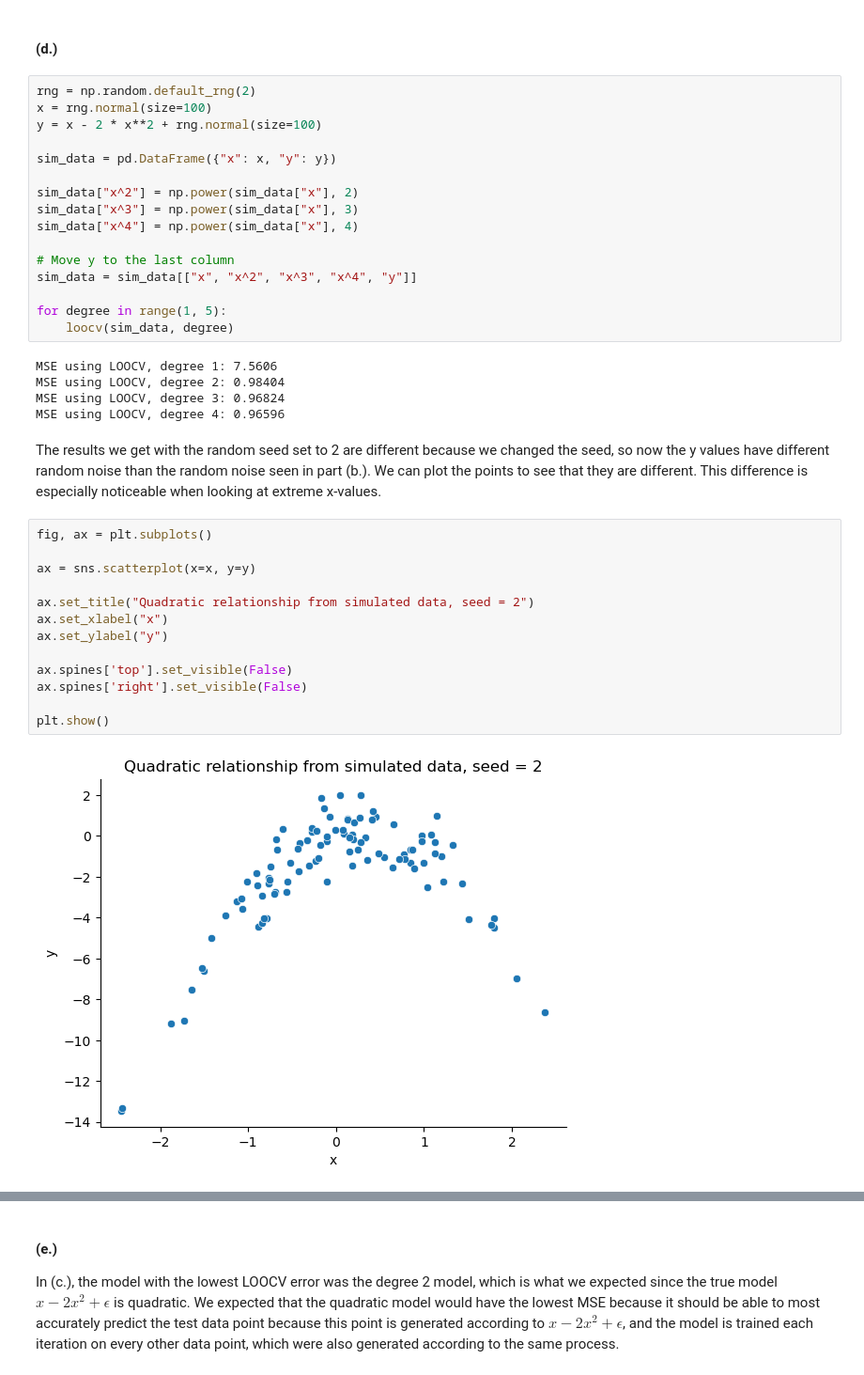
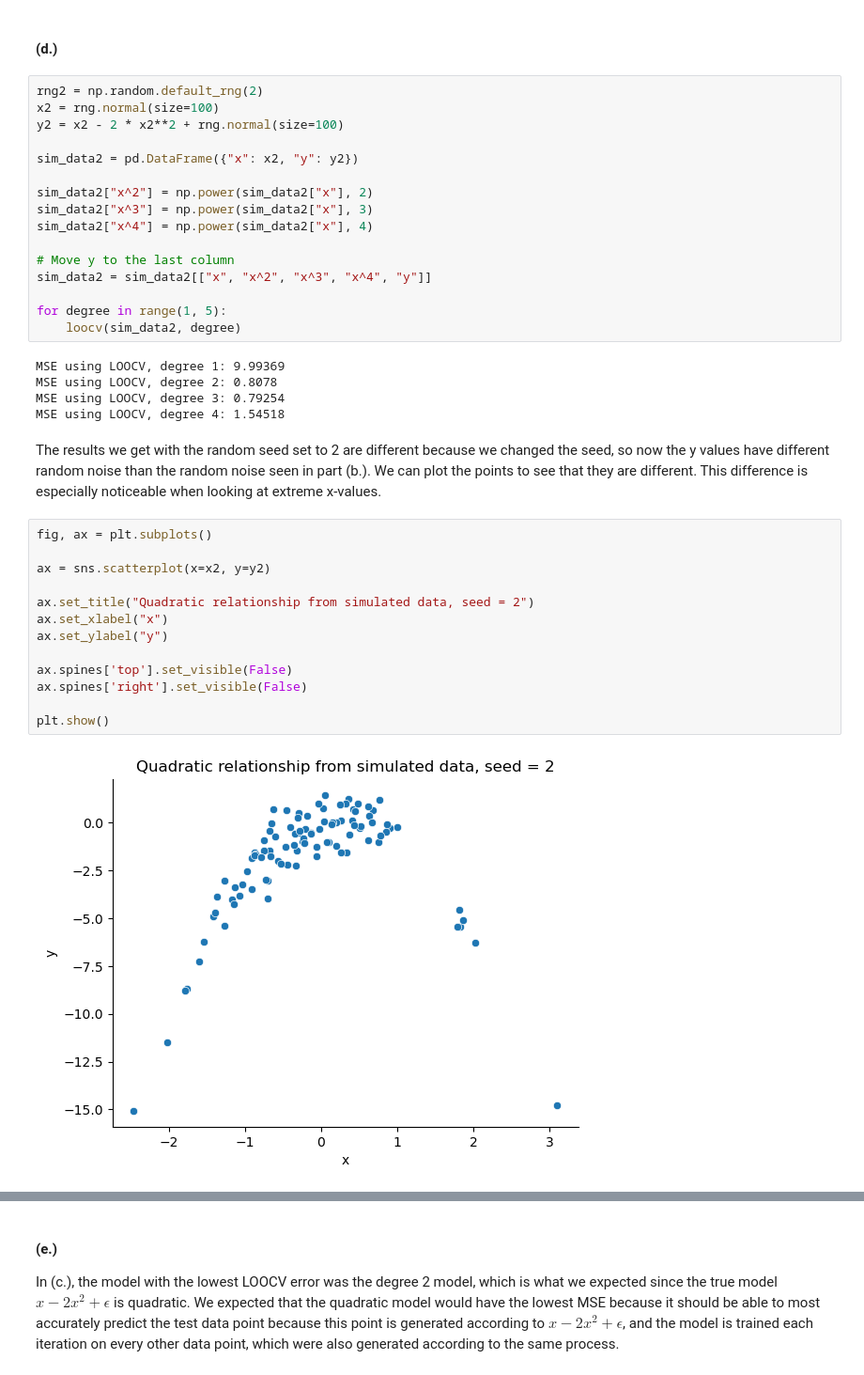
Before and after one commit to rjcampo/Machine-Learning, a Jupyter notebook: Problem Set 3/pset3.ipynb, the cells around one changed output, grey strips where cells are left out. Shown at 94% size. Drawn from its saved outputs; the diff is of its cells as text.

```diff
--- a/Problem Set 3/pset3.ipynb
+++ b/Problem Set 3/pset3.ipynb
@@ -194,41 +194,41 @@ After testing the four degrees specified in the question, a model up to degree 2
 # %% [markdown]
 #### (d.)
 # %%
-rng = np.random.default_rng(2)
-x = rng.normal(size=100)
-y = x - 2 * x**2 + rng.normal(size=100)
+rng2 = np.random.default_rng(2)
+x2 = rng.normal(size=100)
+y2 = x2 - 2 * x2**2 + rng.normal(size=100)
 
-sim_data = pd.DataFrame({"x": x, "y": y})
+sim_data2 = pd.DataFrame({"x": x2, "y": y2})
 
-sim_data["x^2"] = np.power(sim_data["x"], 2)
-sim_data["x^3"] = np.power(sim_data["x"], 3)
-sim_data["x^4"] = np.power(sim_data["x"], 4)
+sim_data2["x^2"] = np.power(sim_data2["x"], 2)
+sim_data2["x^3"] = np.power(sim_data2["x"], 3)
+sim_data2["x^4"] = np.power(sim_data2["x"], 4)
 
 # Move y to the last column
-sim_data = sim_data[["x", "x^2", "x^3", "x^4", "y"]]
+sim_data2 = sim_data2[["x", "x^2", "x^3", "x^4", "y"]]
 
 for degree in range(1, 5):
-    loocv(sim_data, degree)
+    loocv(sim_data2, degree)
 # %% [output]
-MSE using LOOCV, degree 1: 7.5606
-MSE using LOOCV, degree 2: 0.98404
-MSE using LOOCV, degree 3: 0.96824
-MSE using LOOCV, degree 4: 0.96596
+MSE using LOOCV, degree 1: 9.99369
+MSE using LOOCV, degree 2: 0.8078
+MSE using LOOCV, degree 3: 0.79254
+MSE using LOOCV, degree 4: 1.54518
 # %% [markdown]
 The results we get with the random seed set to 2 are different because we changed the seed, so now the y values have different random noise than the random noise seen in part (b.). We can plot the points to see that they are different. This difference is especially noticeable when looking at extreme x-values.
 # %%
 fig, ax = plt.subplots()
 
-ax = sns.scatterplot(x=x, y=y)
+ax = sns.scatterplot(x=x2, y=y2)
 
 ax.set_title("Quadratic relationship from simulated data, seed = 2")
 ax.set_xlabel("x")
 ax.set_ylabel("y")
 
 ax.spines['top'].set_visible(False)
 ax.spines['right'].set_visible(False)
 
 plt.show()
 # %% [output]
-[figure, old version]
+[figure, new version]
 # %% [markdown]
```
Also changed, not shown: parts of 10 cells of this notebook.
